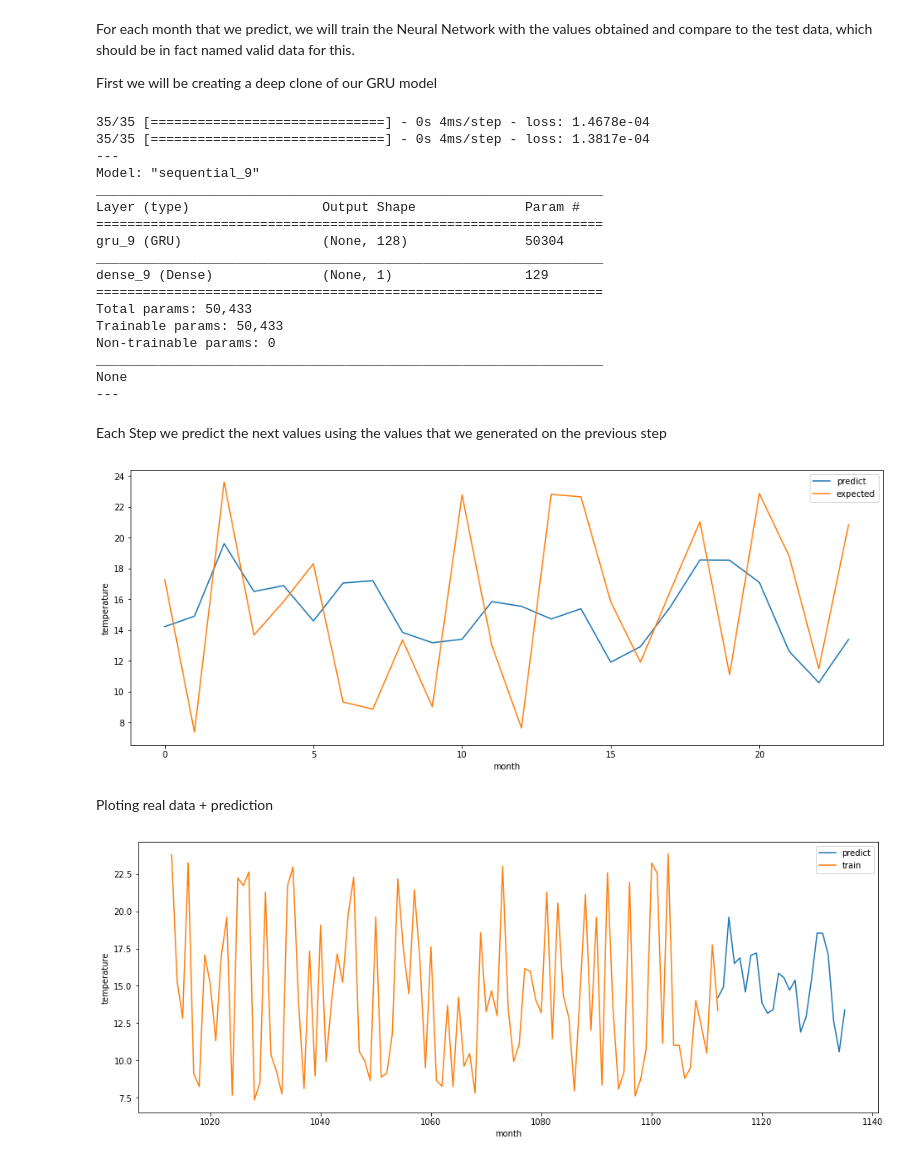
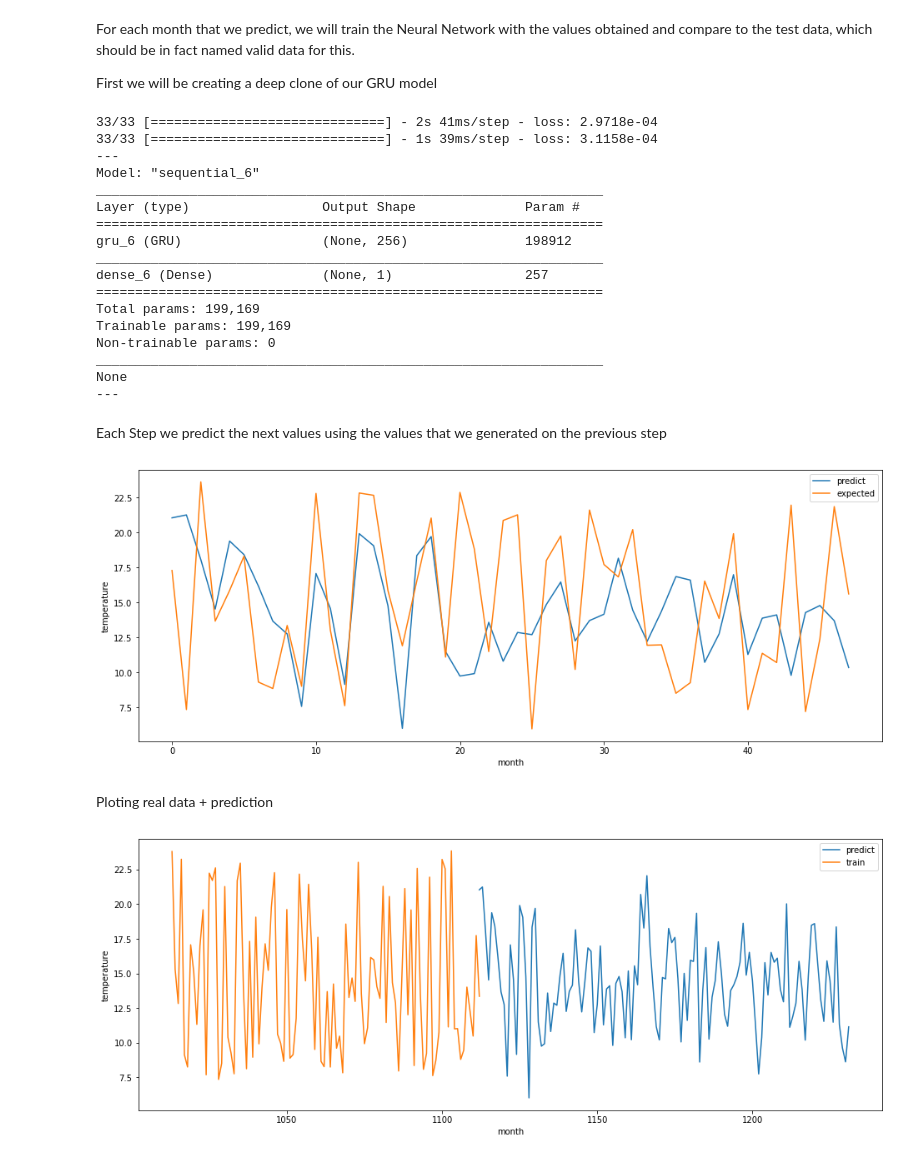
Before and after one commit to BrunoEMendes/Google_colab_NN, a Jupyter notebook: GruPredictTemp.ipynb, the cells around one changed output. Saved outputs shown, nothing was run; the diff lists cells and outputs as text; code cells hidden in the pictures.

```diff
--- a/GruPredictTemp.ipynb
+++ b/GruPredictTemp.ipynb
@@ -86,7 +86,7 @@ plt.show()
 Normalize the data between -1, 1
 # %%
 from sklearn.preprocessing import MinMaxScaler
-min_max_scaler = MinMaxScaler(feature_range = (-1, 1))
+min_max_scaler = MinMaxScaler(feature_range = (0, 1))
 X = min_max_scaler.fit_transform(df.values)
 print(X[:12])
 print('---')
@@ -141,7 +140,7 @@ Y test shape:  (279,)
 # %% [markdown]
 To predict $t + 1$ into the future we will check $n_{time\_steps}$ in the past
 # %%
-time_steps = 12
+time_steps = 60
 
 def get_data_time_steps(X, y, time_steps = 3):
 
@@ -176,7 +175,7 @@ from keras.layers import Dense
 from keras.layers.recurrent import GRU
 
 model = Sequential()
-model.add(GRU(128, input_shape = (X_train.shape[1], X_train.shape[2])))
+model.add(GRU(256, input_shape = (X_train.shape[1], X_train.shape[2])))
 model.add(Dense(1))
 
 model.compile(loss='mean_squared_error', optimizer='adam')
@@ -197,4 +196,4 @@ Non-trainable params: 0
 _________________________________________________________________
 None
 # %%
-model.fit(X_train, y_train, batch_size=16, epochs=1000)
+model.fit(X_train, y_train, batch_size=64, epochs=300)
@@ -279,19 +297,19 @@ print('---')
 print(model_copy.summary())
 print('---')
 # %% [output]
-35/35 [==============================] - 0s 4ms/step - loss: 1.4678e-04
-35/35 [==============================] - 0s 4ms/step - loss: 1.3817e-04
+33/33 [==============================] - 2s 41ms/step - loss: 2.9718e-04
+33/33 [==============================] - 1s 39ms/step - loss: 3.1158e-04
 ---
-Model: "sequential_9"
+Model: "sequential_6"
 _________________________________________________________________
 Layer (type)                 Output Shape              Param #
 =================================================================
-gru_9 (GRU)                  (None, 128)               50304
+gru_6 (GRU)                  (None, 256)               198912
 _________________________________________________________________
-dense_9 (Dense)              (None, 1)                 129
+dense_6 (Dense)              (None, 1)                 257
 =================================================================
-Total params: 50,433
-Trainable params: 50,433
+Total params: 199,169
+Trainable params: 199,169
 Non-trainable params: 0
 _________________________________________________________________
 None
@@ -299,7 +317,7 @@ None
 # %% [markdown]
 Each Step we predict the next values using the values that we generated on the previous step
 # %%
-n_months_predict = 24
+n_months_predict =  48
 
 # generates the next predict set
 def generate_future_predict_time_series(Xtrain):
@@ -310,34 +328,34 @@ def generate_future_predict_time_series(Xtrain):
 
 # we will have to update the train data atleast for time_series times so we can get the last time series values
 X_future_train_data = Xtrain
 
 # loop n_months times
 for i in range(n_months_predict):
 
   # get future predict
   X_future_pred = generate_future_predict_time_series(X_future_train_data)
   # predict model
   y_future_pred = model_copy.predict(X_future_pred)
   #print(f'month: {len(ytrain)+i} predicted {inverse_scaling(y_future_pred)}')
 
   # train with new values
   #model_copy.fit(X_future_pred, y_future_pred, epochs=1, batch_size=1)
 
   # update X_future_train_data,
   X_future_train_data = np.concatenate((X_future_train_data, y_future_pred))
 
 #print(inverse_scaling(X_future_train_data[len(Xtrain):]))
 #print(inverse_scaling(ytest[:n_months_predict]))
 
 plt.figure(1, figsize =(16, 6))
 pred_plot,  = plt.plot(range(0, n_months_predict), inverse_scaling(X_future_train_data[len(Xtrain):]), label = 'predict')
 expec_plot,  = plt.plot(range(0, n_months_predict), inverse_scaling(ytest[:n_months_predict]), label = 'expected')
 plt.legend(handles=[pred_plot, expec_plot])
 plt.xlabel('month')
 plt.ylabel('temperature')
 plt.show()
 # %% [output]
-[figure, old version]
+[figure, new version]
 # %% [markdown]
 Ploting real data + prediction
 # %%
@@ -349,4 +367,4 @@ plt.xlabel('month')
 plt.ylabel('temperature')
 plt.show()
 # %% [output]
-[figure, old version]
+[figure, new version]
```
Also changed, not shown: parts of 7 cells of this notebook.
